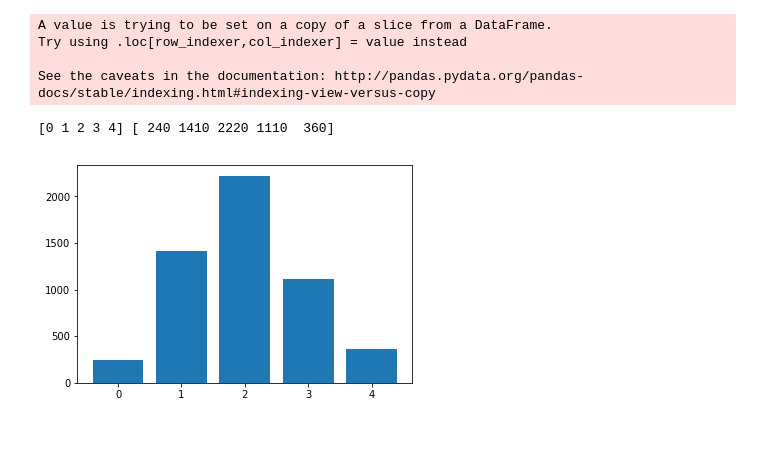
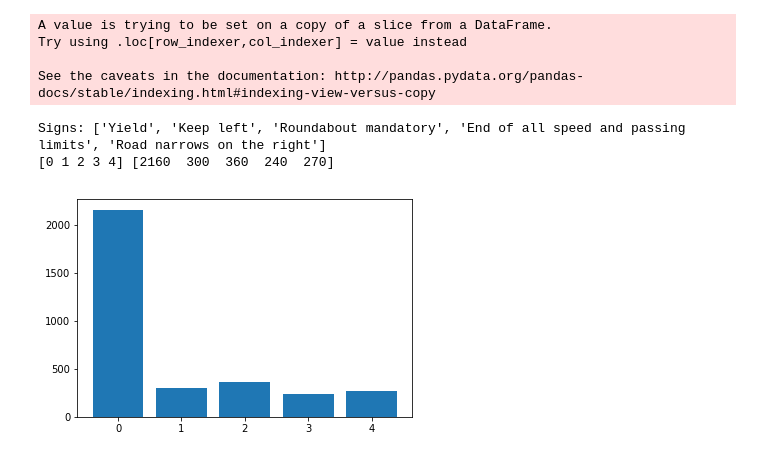
Before and after one commit to tempflip/Traffic_Sign_Classifier_Workshop, a Jupyter notebook: project.ipynb, the cells around one changed output. Cells and saved outputs as stored; diff of their text form; code cells hidden in the pictures.

```diff
--- a/project.ipynb
+++ b/project.ipynb
@@ -55,36 +58,35 @@ Points in set: 39209
 # %%
 ## This for reducing the set -- for test reasons
 
 
 def reduce_set(n):
     tdf = pd.DataFrame()
     t_label_names = []
     class_id_set = random.sample(range(len(full_label_names)), n)
     for i, class_id in enumerate(class_id_set):
         selected = full_df[full_df['ClassId'] == class_id]
         selected['ClassId'] = i
         tdf = pd.concat((tdf, selected))
         t_label_names.append(full_label_names[class_id])
     return tdf, t_label_names
 
-#@interact(x=widgets.IntSlider(min=2, max=len(full_label_names),step=1,value=5, description="Reduce set to N type of signs"))
-def set_size(sender):
-    n = int(size_input.value)
+df_container = widgets.Text()
+label_names_container = widgets.Text()
+
+@interact(n=widgets.IntSlider(min=2, max=len(full_label_names),step=1,value=5, description="Reduce set to N type of signs"))
+def set_size(n):
     df, label_names = reduce_set(n)
+    df_container.value = json.dumps(df.values.tolist()[:])
+    label_names_container.value = json.dumps(label_names)
+    print ("Signs:", label_names)
     class_ids, count = np.unique(df['ClassId'].values, return_counts=True)
     print (class_ids, count)
     plt.bar(class_ids, count)
-
-size_input = widgets.Text(description="Reduce set to N type of signs", value="5")
-button = widgets.Button(description='Set')
-button.on_click(set_size)
-
-display(size_input)
-display(button)
 # %% [output]
 A value is trying to be set on a copy of a slice from a DataFrame.
 Try using .loc[row_indexer,col_indexer] = value instead
 
 See the caveats in the documentation: http://pandas.pydata.org/pandas-docs/stable/indexing.html#indexing-view-versus-copy
-[0 1 2 3 4] [ 240 1410 2220 1110  360]
+Signs: ['Yield', 'Keep left', 'Roundabout mandatory', 'End of all speed and passing limits', 'Road narrows on the right']
+[0 1 2 3 4] [2160  300  360  240  270]
-[figure, old version]
+[figure, new version]
```
Also changed, not shown: parts of 13 cells of this notebook.
